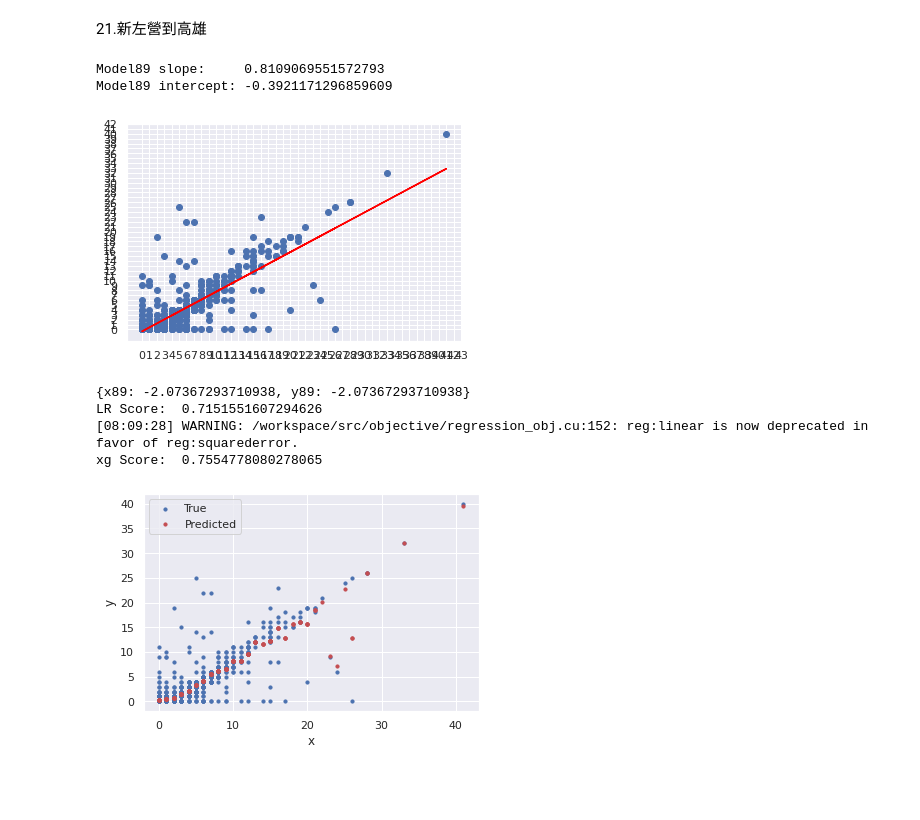
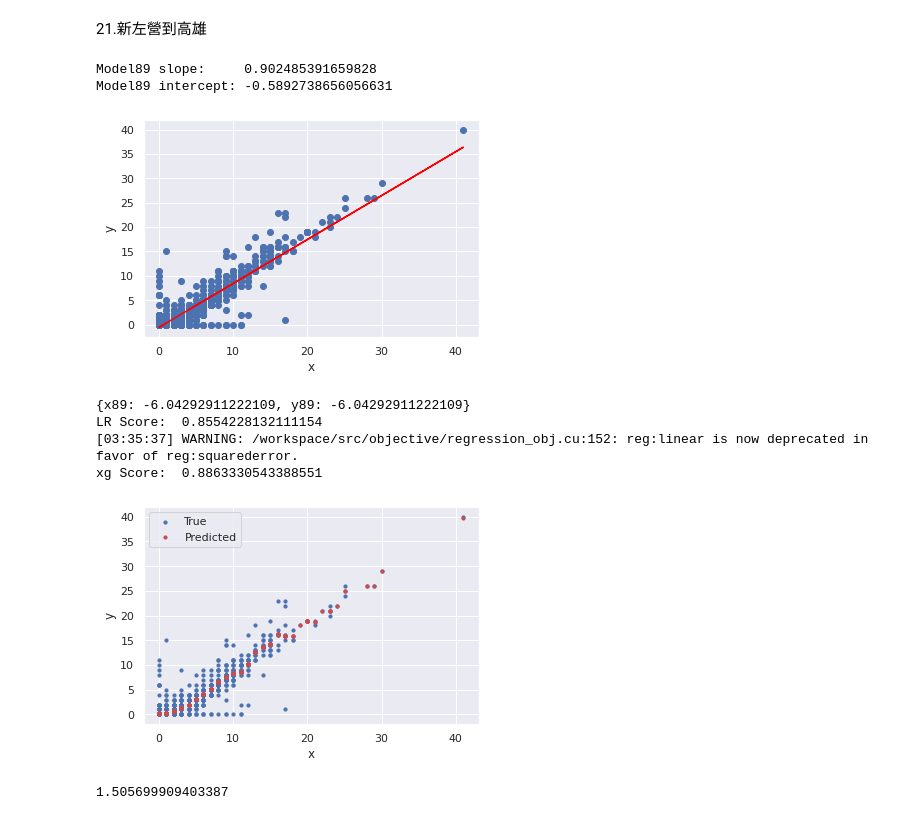
Before and after one commit to GoldenWanGila/Collage-Project, a Jupyter notebook: 逆.ipynb, the cells around one changed output. Drawn from its saved outputs; the diff is of its cells as text; code cells hidden in the pictures; blank space fills up the shorter version.

```diff
--- a/逆.ipynb
+++ b/逆.ipynb
@@ -29,12 +31,11 @@ rail = rail.dropna()
 rail = rail.drop([22157])
 rail = rail.drop([291763])
 
-rail = rail[rail["type"]==2]
 rail = rail[rail["date"]>='2021/01/22']
 rail = rail[rail["date"]!="2021/04/02"]
 rail = rail[rail["date"]!="2021/04/03"]
 rail = rail[rail["date"]!="2020/12/23"]
-
+railk = rail.drop([17843,31329,67649,86012,97407,213698,228742,268295,294956,308274,19061,32757,69430,87149,98951,215076,230141,269998,284593,296192,309812,283598,125238,127616])
 #早6-9、晚5-8
 #rail=rail.drop([28684,42104,83423,94652,109189,241119,281214,320035,225222])
 #rail=rail.drop([9554,25464,38332,78755,91610,105023,136664,160110,178243,194730,220481,237466 ,257552 ,276670,288466,302440,315877])
@@ -44,17 +45,17 @@ listn = [103,105,109,113,115,117,119,159,121,123,125,129,275,135,175,139,141,177
 railn = rail[rail["num"].isin(listn)]
 #竹南、新竹
 listn2 = [103,105,109,115,117,119,159,121,123,125,275,135,175,139,141,177,145,147,185,149,473,155]
-railn2 = rail[rail["num"].isin(listn2)]
+railn2 = railk[railk["num"].isin(listn2)]
 #苗栗、竹南
 listn22 = [105,115,117,121,123,125,275,135,175,139,141,147,177,149,473,155]
-railn22 = rail[rail["num"].isin(listn22)]
+railn22 = railk[railk["num"].isin(listn22)]
 #山線(苗中彰)
 list = [105,113,115,117,121,123,125,129,275,135,175,139,141,147,177,149,181,473,155]
-rail = rail[rail["num"].isin(list)]
+rail = railk[railk["num"].isin(list)]
 #301(中豐),101(豐),371(豐),167(中豐),105,...,373(中豐),135,175,139,141,177,143(豐員),147(員),149,181,473(員),155(員)
 #丟:22157
 list27 = [105,113,115,117,121,123,125,129,135,175,139,141,149,181]
 rail27 = rail[rail["num"].isin(list27)]
 #縱南(員雲嘉南高)
-lists = [101,371,167,103,105,109,113,115,117,119,121,123,125,129,373,135,175,139,141,145,185,149,181]
-rails = rail[rail["num"].isin(lists)]
+lists = [101,371,167,103,105,113,115,117,121,123,125,129,373,135,175,139,141,145,185,149]
+rails = railk[railk["num"].isin(lists)]
@@ -942,38 +1203,41 @@ xg Score:  0.07943007362375476
 # %%
 x89= rail8["delay"].to_numpy()
 y89= rail9["delay"].to_numpy()
 x89= x89.reshape(-1,1)
 model89 = LinearRegression(fit_intercept=True)
 model89.fit(x89, y89)
 print("Model89 slope:    ", model89.coef_[0])
 print("Model89 intercept:", model89.intercept_)
-plt.xticks(new_ticks)
-plt.yticks(new_ticks)
 predict = model89.predict(x89)
 plt.plot(x89,predict,c="red")
 plt.scatter(x89,y89)
+plt.xlabel('x')
+plt.ylabel('y')
 plt.show()
 k= model89.coef_[0]
 l= model89.intercept_
 x,y = symbols('x89,y89')
 print(solve([k*x+l-y,x-y],[x,y]))
 print("LR Score: ",model89.score(x89,y89))
 xgbrModel=xgb.XGBRegressor()
 xgbrModel.fit(x89,y89)
 predicted2=xgbrModel.predict(x89)
 print("xg Score: ",xgbrModel.score(x89,y89))
 plt.scatter(x89, y89, s=10, label='True')
 plt.scatter(x89, predicted2, color="r",s=10, label='Predicted')
 plt.xlabel('x')
 plt.ylabel('y')
 plt.legend()
 plt.show()
+v = mean_squared_error(y89,predicted2)
+print(sqrt(v))
 # %% [output]
-Model89 slope:     0.8109069551572793
-Model89 intercept: -0.3921171296859609
+Model89 slope:     0.902485391659828
+Model89 intercept: -0.5892738656056631
-[figure, old version]
+[figure, new version]
-{x89: -2.07367293710938, y89: -2.07367293710938}
-LR Score:  0.7151551607294626
-[08:09:28] WARNING: /workspace/src/objective/regression_obj.cu:152: reg:linear is now deprecated in favor of reg:squarederror.
-xg Score:  0.7554778080278065
+{x89: -6.04292911222109, y89: -6.04292911222109}
+LR Score:  0.8554228132111154
+[03:35:37] WARNING: /workspace/src/objective/regression_obj.cu:152: reg:linear is now deprecated in favor of reg:squarederror.
+xg Score:  0.8863330543388551
-[figure, old version]
+[figure, new version]
+1.505699909403387
```
Also changed, not shown: parts of 39 cells of this notebook.
